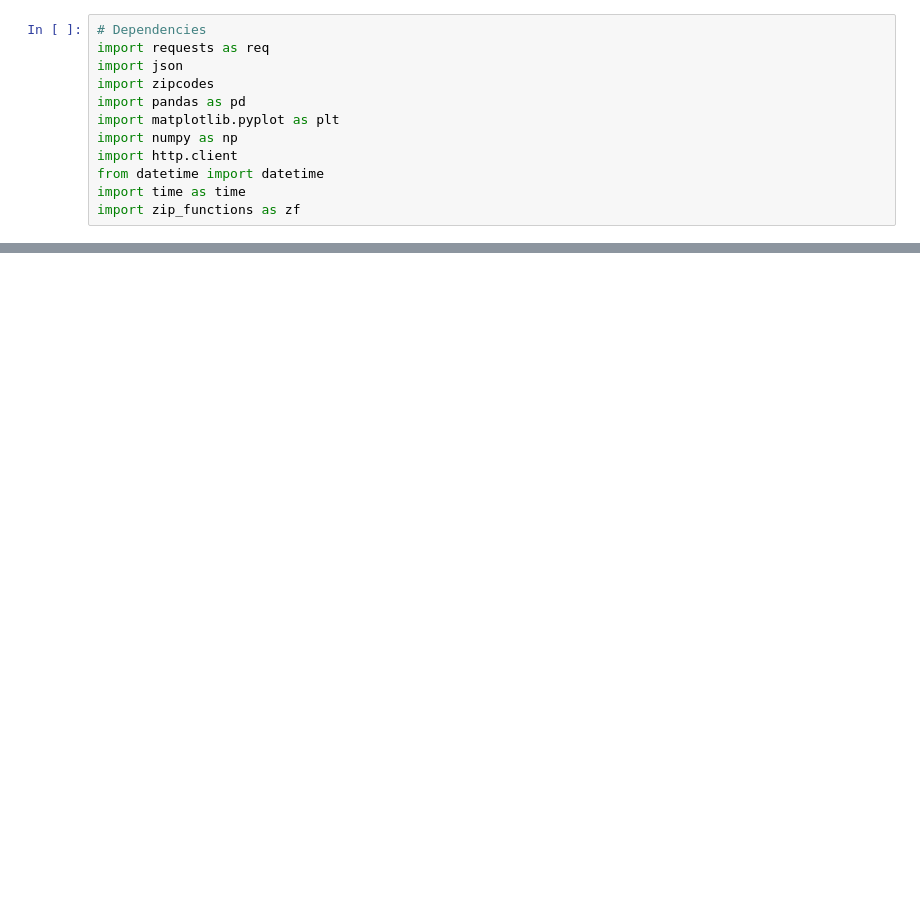
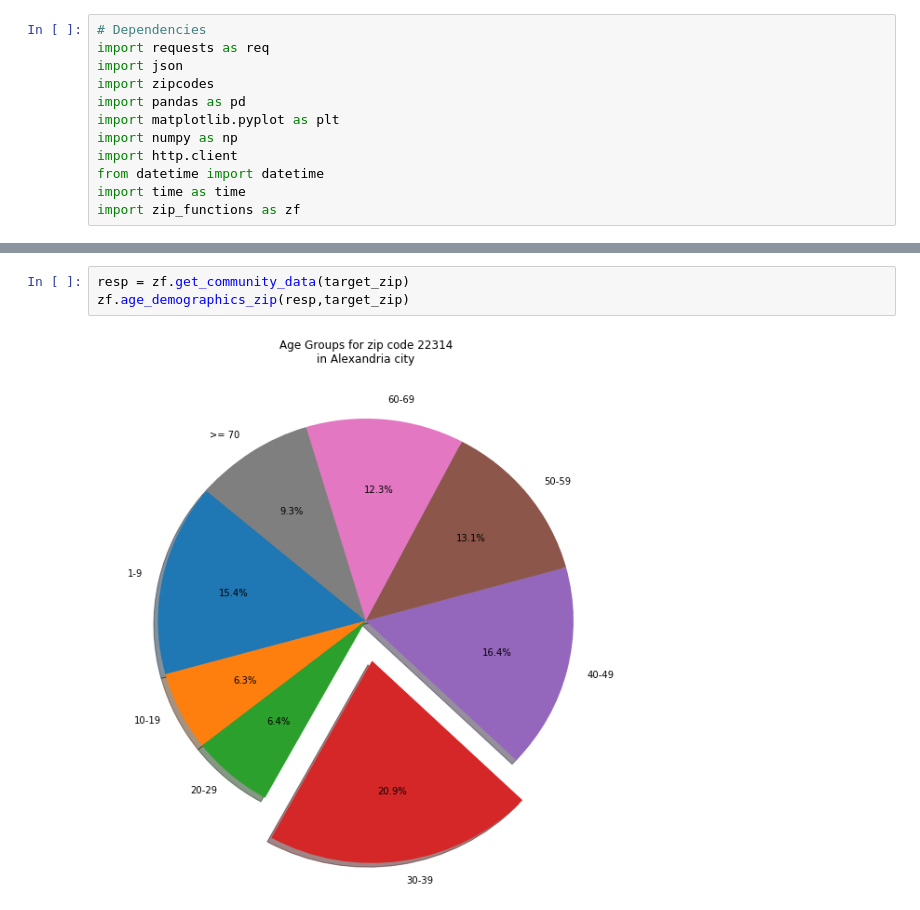
Before and after one commit to miriambrk/CityScore-ZipSlip-, a Jupyter notebook: Combined Code.ipynb, the cells around one changed output, grey strips where cells are left out. Saved outputs shown, nothing was run; the diff lists cells and outputs as text; blank space fills up the shorter version.

```diff
--- a/Combined Code.ipynb
+++ b/Combined Code.ipynb
@@ -29,3 +29,8 @@ Which zipcode would you like to score? 53189
+# %%
+resp = zf.get_community_data(target_zip)
+zf.age_demographics_zip(resp,target_zip)
+# %% [output]
+[figure, added]
 # %%
 # run the pie_plot function to graph points of interest
 # poi is the return dictionary of results from the barfinder function
```
Also changed, not shown: parts of 3 cells of this notebook, 1 other file.
